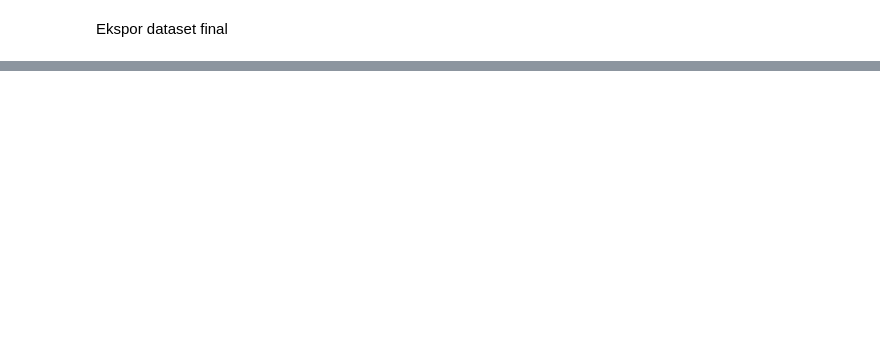
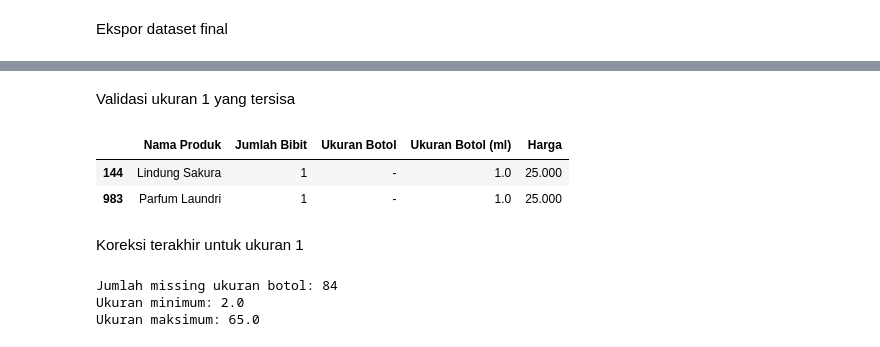
Before and after one commit to kyandap/UAS-Prak-Data-Mining-Parfum, a Jupyter notebook: 01_eda_preprocessing.ipynb, the cells around one changed output, grey strips where cells are left out. Drawn from its saved outputs; the diff is of its cells as text; code cells hidden in the pictures; blank space fills up the shorter version.

Commit message:
Validasi akhir

```diff
--- a/01_eda_preprocessing.ipynb
+++ b/01_eda_preprocessing.ipynb
@@ -2587,0 +2845,28 @@ files.download('Dataset_Parfum_Final.csv')
+# %%
+# Salin dataset untuk koreksi
+df['Ukuran Botol (ml)'] = df['Ukuran Botol (ml)'].copy()
+
+# 1. Ukuran 1 pada produk laundry
+mask_laundry = (
+    df['Nama Produk'].astype(str).str.contains(
+        'laundry', case=False, na=False
+    )
+    & df['Ukuran Botol (ml)'].eq(1)
+)
+
+df.loc[mask_laundry, 'Ukuran Botol (ml)'] = np.nan
+
+# 2. Ukuran 0 dan 1250
+df.loc[
+    df['Ukuran Botol (ml)'].isin([0, 1250]),
+    'Ukuran Botol (ml)'
+] = np.nan
+
+print("Ukuran botol setelah koreksi:")
+print(df['Ukuran Botol (ml)'].isna().sum(), "nilai missing")
+
+print("\nNilai ukuran terkecil:")
+print(df['Ukuran Botol (ml)'].min())
+
+print("\nNilai ukuran terbesar:")
+print(df['Ukuran Botol (ml)'].max())
@@ -2587,0 +2882,41 @@ files.download('Dataset_Parfum_Final.csv')
+# %% [markdown]
+Validasi ukuran 1 yang tersisa
+# %%
+display(
+    df.loc[
+        df['Ukuran Botol (ml)'] == 1,
+        [
+            'Nama Produk',
+            'Jumlah Bibit',
+            'Ukuran Botol',
+            'Ukuran Botol (ml)',
+            'Harga'
+        ]
+    ]
+)
+# %% [output]
+|  | Nama Produk | Jumlah Bibit | Ukuran Botol | Ukuran Botol (ml) | Harga |
+| 144 | Lindung Sakura | 1 | - | 1.0 | 25.000 |
+| 983 | Parfum Laundri | 1 | - | 1.0 | 25.000 |
+# %% [markdown]
+Koreksi terakhir untuk ukuran 1
+# %%
+mask_ukuran_satu = (
+    df['Ukuran Botol (ml)'].eq(1)
+    & df['Ukuran Botol'].astype(str).str.strip().eq('-')
+)
+
+df.loc[mask_ukuran_satu, 'Ukuran Botol (ml)'] = np.nan
+
+print("Jumlah missing ukuran botol:",
+      df['Ukuran Botol (ml)'].isna().sum())
+
+print("Ukuran minimum:",
+      df['Ukuran Botol (ml)'].min())
+
+print("Ukuran maksimum:",
+      df['Ukuran Botol (ml)'].max())
+# %% [output]
+Jumlah missing ukuran botol: 84
+Ukuran minimum: 2.0
+Ukuran maksimum: 65.0
```
Also changed, not shown: parts of 20 cells of this notebook.
